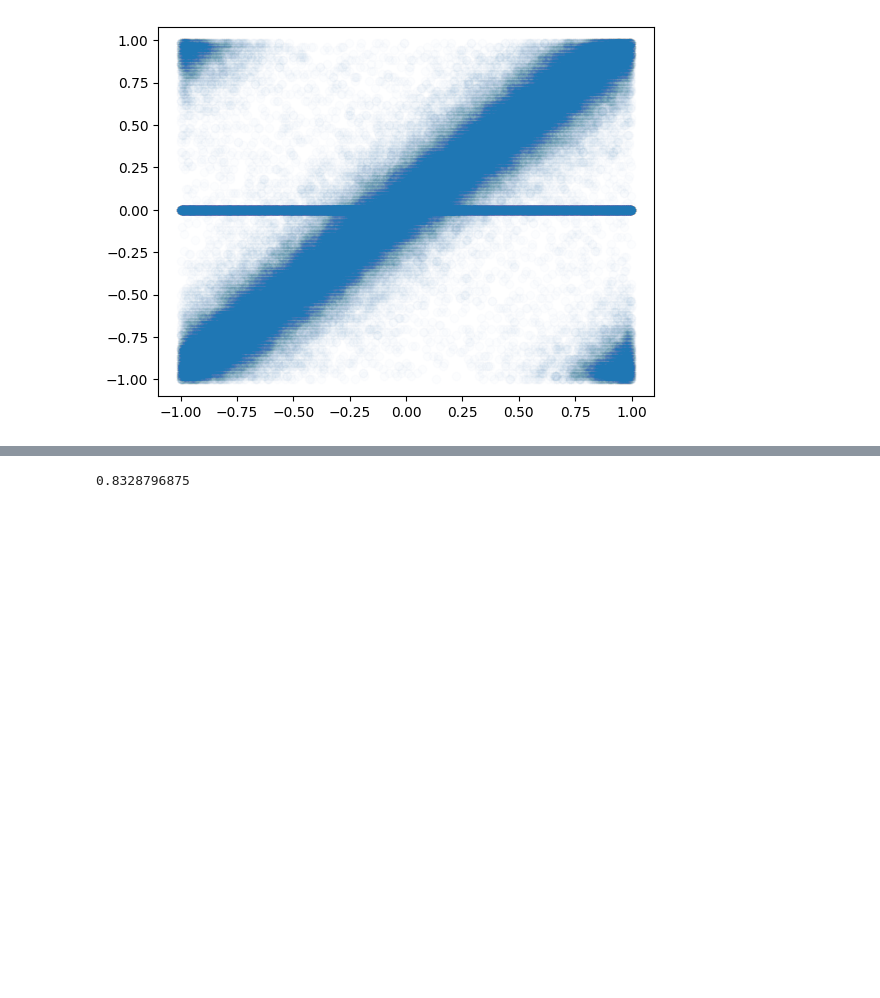
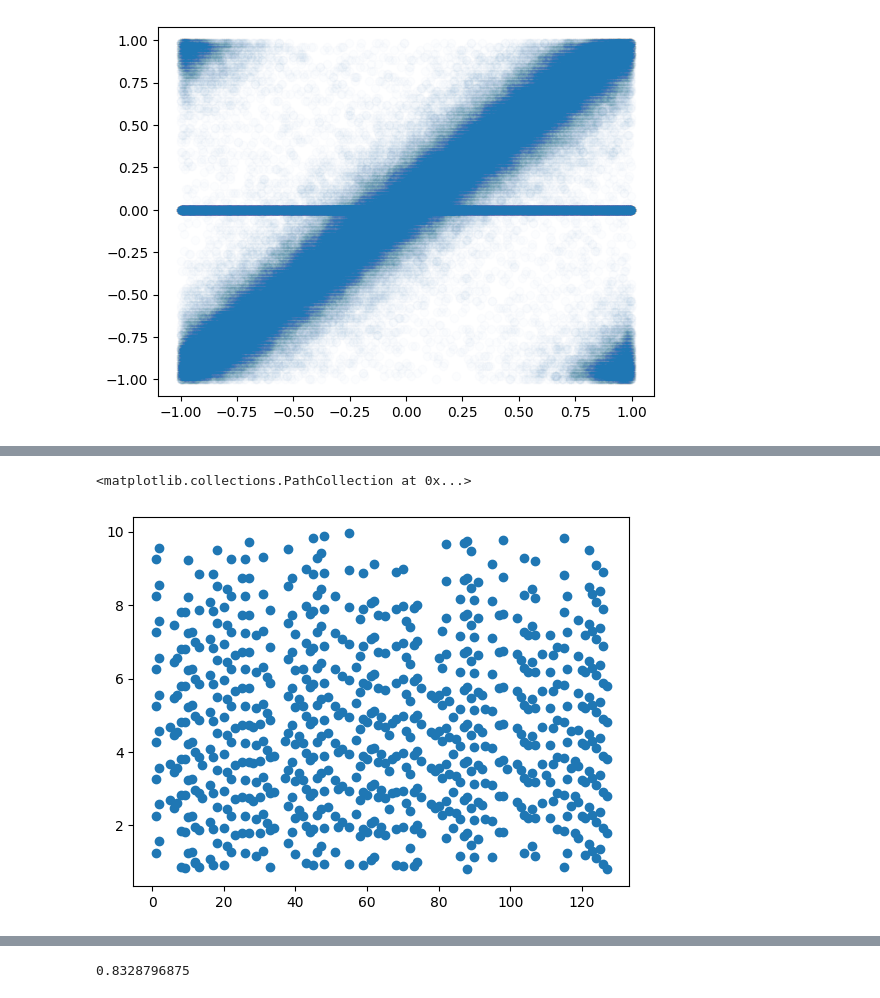
Before and after one commit to wilkieolin/phasor_jax, a Jupyter notebook: spiking test.ipynb, the cells around one changed output, grey strips where cells are left out. Cells and saved outputs as stored; diff of their text form; code cells hidden in the pictures; blank space fills up the shorter version.

Commit message:
adding new figures

```diff
--- a/spiking test.ipynb
+++ b/spiking test.ipynb
@@ -113,3 +113,18 @@ st = phase_to_train(sample)
 bsp1 = train_to_phase(bs1)
 # %%
 bsp2 = train_to_phase(bs2)
+# %%
+def select_sample(st: SpikeTrain, i: int):
+    n_neurons = st.full_shape[1]
+    start_i = n_neurons * i
+    stop_i = n_neurons * (i + 1)
+    inds = (st.indices[0] >= start_i) * (st.indices[0] < stop_i)
+
+    st_new = SpikeTrain([st.indices[0][inds] % n_neurons], st.times[inds], (1, st.full_shape[1]), st.offset)
+    return st_new
+# %%
+def cut_time(st: SpikeTrain, t: float):
+    inds = (st.times < t)
+
+    st_new = SpikeTrain([st.indices[0][inds]], st.times[inds], st.full_shape[1], st.offset)
+    return st_new
@@ -115,0 +135,2 @@ bsp2 = train_to_phase(bs2)
+# %%
+s1_i1 = cut_time(select_sample(s1, 0), 5.0)
@@ -115,0 +164,5 @@ bsp2 = train_to_phase(bs2)
+# %%
+plt.scatter(s1_i1.indices[0], s1_i1.times)
+# %% [output]
+<matplotlib.collections.PathCollection at 0x...>
+[figure, added]
```
Also changed, not shown: parts of 8 cells of this notebook, 7 other files.
